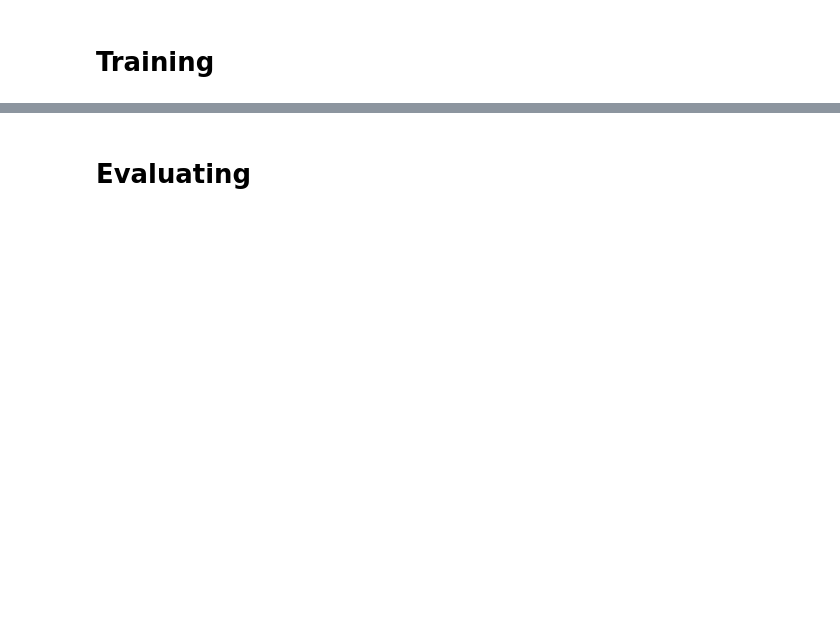
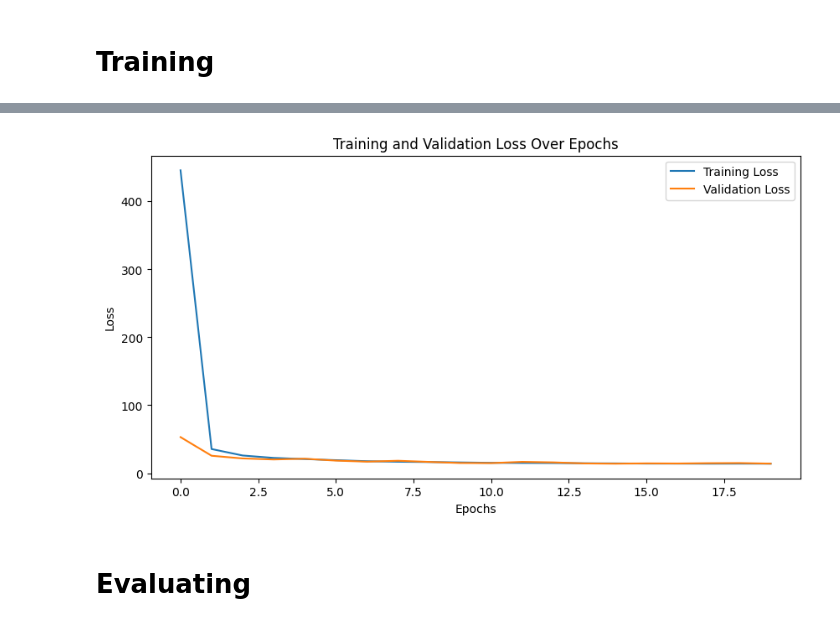
Before and after one commit to mafl20/MasterThesis, a Jupyter notebook: main_ae2.ipynb, the cells around one changed output, grey strips where cells are left out. Saved outputs shown, nothing was run; the diff lists cells and outputs as text; code cells hidden in the pictures; blank space fills up the shorter version.

```diff
--- a/main_ae2.ipynb
+++ b/main_ae2.ipynb
@@ -161,5 +170,6 @@ array([[-11.708729, -28.01425 , -18.321575, ..., -40.44854 , -40.8991  ,
 # %%
 training_losses = []
+validation_losses = []
 
 def train_model():
     start_time = time.time()
@@ -168,6 +178,7 @@ def train_model():
         model.train()
         total_loss = 0
 
+        # Training loop
         for data in training_input_features:
             input = data.to(device)
             optimizer.zero_grad()
@@ -179,11 +190,25 @@ def train_model():
             optimizer.step()
             total_loss += loss.item()
 
-        avg_loss = total_loss / len(training_input_features)
-        training_losses.append(avg_loss)
+        avg_training_loss = total_loss / len(training_input_features)
+        training_losses.append(avg_training_loss)
+
+        # Validation loop
+        model.eval()
+        total_val_loss = 0
+        with torch.no_grad():
+            for val_data in validation_input_features:
+                val_input = val_data.to(device)
+                val_output = model(val_input)
+                val_loss = criterion(val_output, val_input)
+                total_val_loss += val_loss.item()
+
+        avg_validation_loss = total_val_loss / len(validation_input_features)
+        validation_losses.append(avg_validation_loss)
 
         elapsed_time = time.time() - start_time
-        print(f"Epoch [{epoch + 1}/{epochs}] ({elapsed_time:.2f}s) | Loss: {avg_loss:.4f}")
+        print(f"Epoch [{epoch + 1}/{epochs}] ({elapsed_time:.2f}s) | "
+              f"Train Loss: {avg_training_loss:.4f} | Val Loss: {avg_validation_loss:.4f}")
 
     model.eval()
 # %%
@@ -209,3 +237,16 @@ Epoch [50/50] (1078.67s) | Loss: 10.8112
+# %%
+import matplotlib.pyplot as plt
+
+plt.figure(figsize=(10, 5))
+plt.plot(training_losses, label="Training Loss")
+plt.plot(validation_losses, label="Validation Loss")
+plt.xlabel("Epochs")
+plt.ylabel("Loss")
+plt.title("Training and Validation Loss Over Epochs")
+plt.legend()
+plt.show()
+# %% [output]
+[figure, added]
 # %% [markdown]
 # Evaluating
 # %%
```
Also changed, not shown: parts of 24 cells of this notebook, 1 other file.
